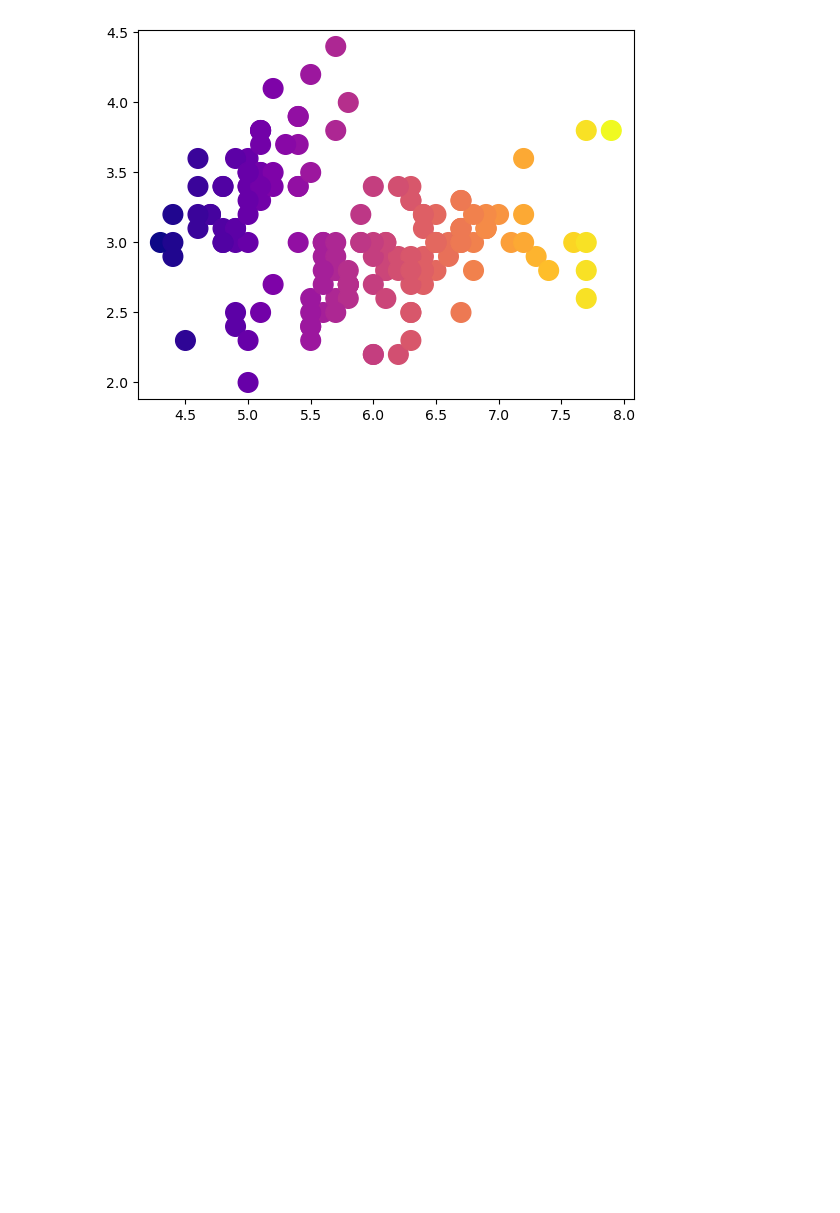
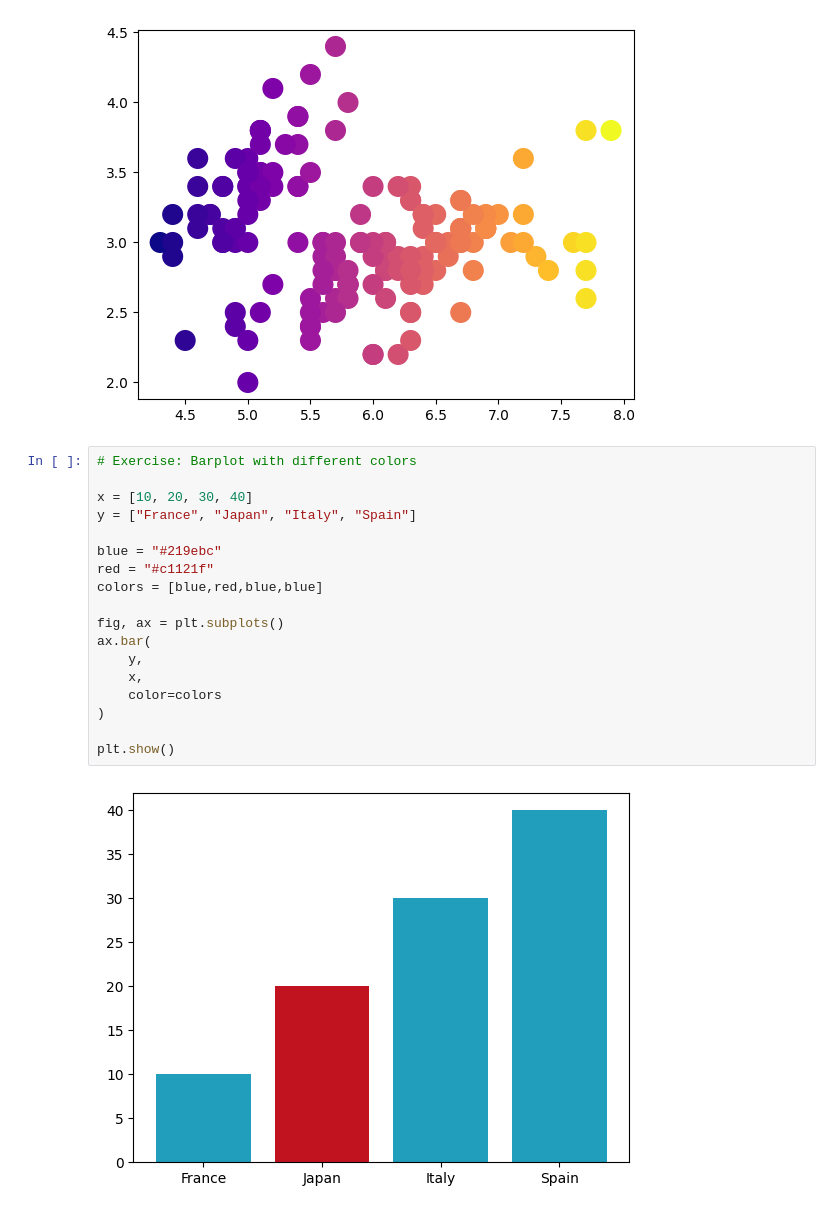
Before and after one commit to tdoan123/data-learning-journey, a Jupyter notebook: Python/MatplotlibJourney/size_shape_opacity_colors.ipynb, the cells around one changed output. Saved outputs shown, nothing was run; the diff lists cells and outputs as text; blank space fills up the shorter version.

Commit message:
update visualization code

```diff
--- a/Python/MatplotlibJourney/size_shape_opacity_colors.ipynb
+++ b/Python/MatplotlibJourney/size_shape_opacity_colors.ipynb
@@ -433,3 +438,23 @@ ax.scatter(
 plt.show()
 # %% [output]
 [figure]
+# %%
+# Exercise: Barplot with different colors
+
+x = [10, 20, 30, 40]
+y = ["France", "Japan", "Italy", "Spain"]
+
+blue = "#219ebc"
+red = "#c1121f"
+colors = [blue,red,blue,blue]
+
+fig, ax = plt.subplots()
+ax.bar(
+    y,
+    x,
+    color=colors
+)
+
+plt.show()
+# %% [output]
+[figure, added]
```
Also changed, not shown: parts of 51 cells of this notebook, 1 other file.
